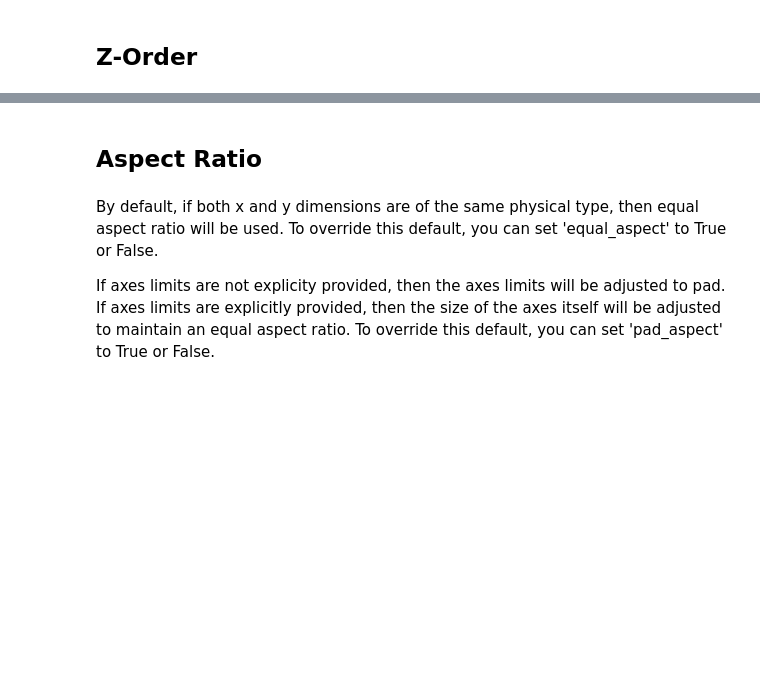
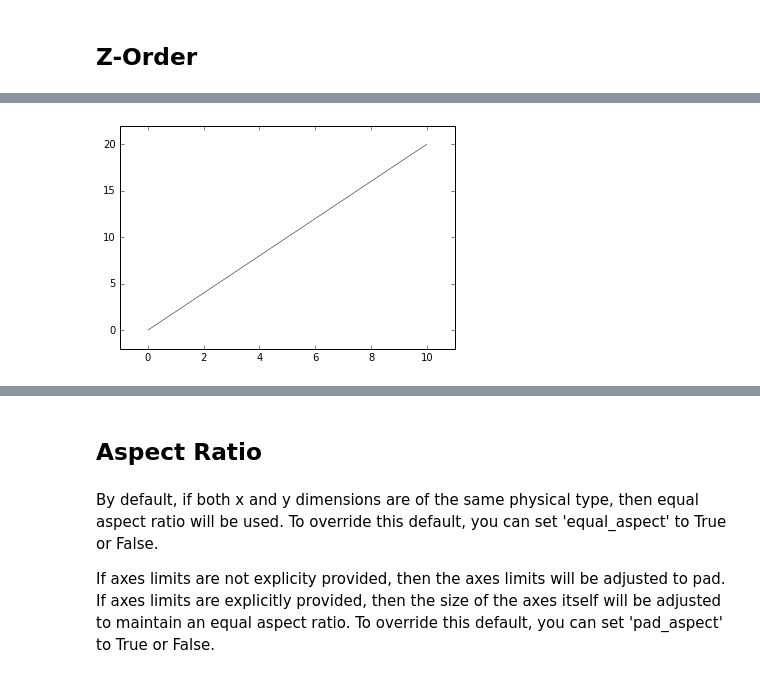
Before and after one commit to kecnry/autofig, a Jupyter notebook: examples/autofig_basics.ipynb, the cells around one changed output, grey strips where cells are left out. Saved outputs shown, nothing was run; the diff lists cells and outputs as text; code cells hidden in the pictures; blank space fills up the shorter version.

```diff
--- a/examples/autofig_basics.ipynb
+++ b/examples/autofig_basics.ipynb
@@ -236,0 +244,5 @@ autofig.plot(x=x, y=y, z=-4+10*y, c='blue', marker='o', s=4, linestyle='none', s
+# %%
+autofig.reset()
+autofig.plot(x=x, y=2*x, z=2*x, linestyle='dashed', marker='none', show=True)
+# %% [output]
+[figure, added]
```
Also changed, not shown: parts of 46 cells of this notebook.
